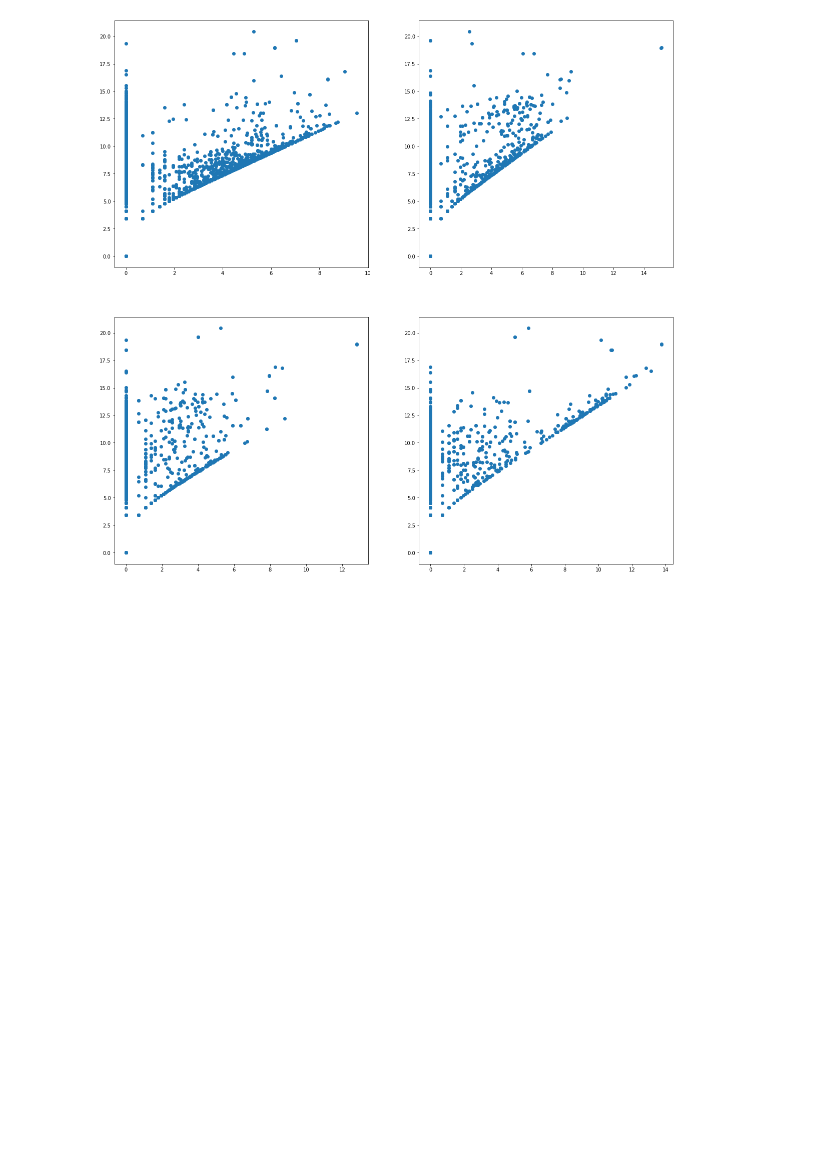
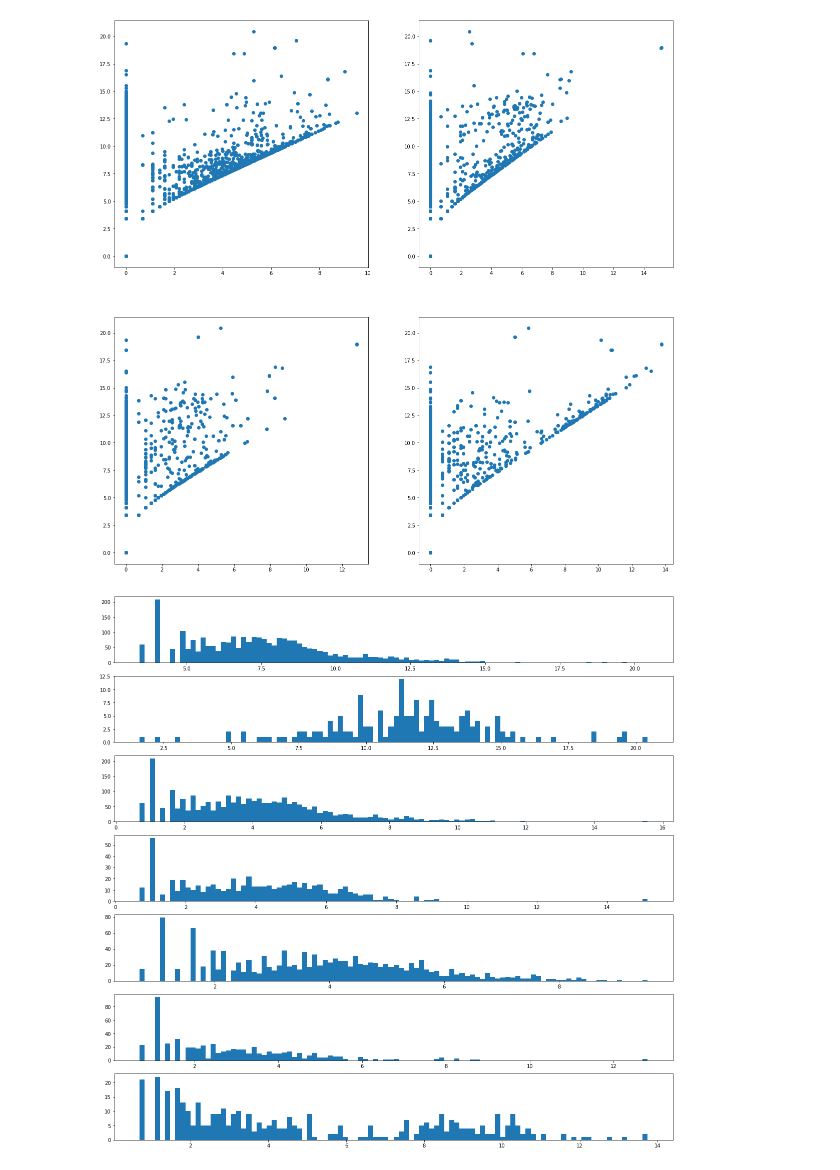
Before and after one commit to Deadman-DAO/Web3HackerNetwork, a Jupyter notebook: sandbox/notebooks/bob/commit_stat_engineering.ipynb, the cells around one changed output. Cells and saved outputs as stored; diff of their text form; code cells hidden in the pictures; blank space fills up the shorter version.

```diff
--- a/sandbox/notebooks/bob/commit_stat_engineering.ipynb
+++ b/sandbox/notebooks/bob/commit_stat_engineering.ipynb
@@ -117,3 +117,26 @@ axs[1,1].scatter(json_array, total_bytes_array)
 plt.show()
 # %% [output]
 [figure]
+# %%
+def log1p_stat_array(stats_set, stat_name):
+    return [np.log1p(stats[stat_name]) for stats in stats_set if stats[stat_name] > 0]
+
+bytes_array = log1p_stat_array(all_stats, 'totalBytes')
+binbytes_array = log1p_stat_array(all_stats, 'binBytes')
+textlines_array = log1p_stat_array(all_stats, 'textLines')
+jslines_array = log1p_stat_array(all_stats, 'jsLines')
+rustlines_array = log1p_stat_array(all_stats, 'rustLines')
+markdownlines_array = log1p_stat_array(all_stats, 'markdownLines')
+jsonlines_array = log1p_stat_array(all_stats, 'jsonLines')
+
+fig, axs = plt.subplots(7, 1, figsize=(20,20))
+axs[0].hist(bytes_array, 100) # probably drop this, fully dependent
+axs[1].hist(binbytes_array, 100)
+axs[2].hist(textlines_array, 100)
+axs[3].hist(jslines_array, 100)
+axs[4].hist(rustlines_array, 100)
+axs[5].hist(markdownlines_array, 100)
+axs[6].hist(jsonlines_array, 100)
+plt.show()
+# %% [output]
+[figure, added]
```
